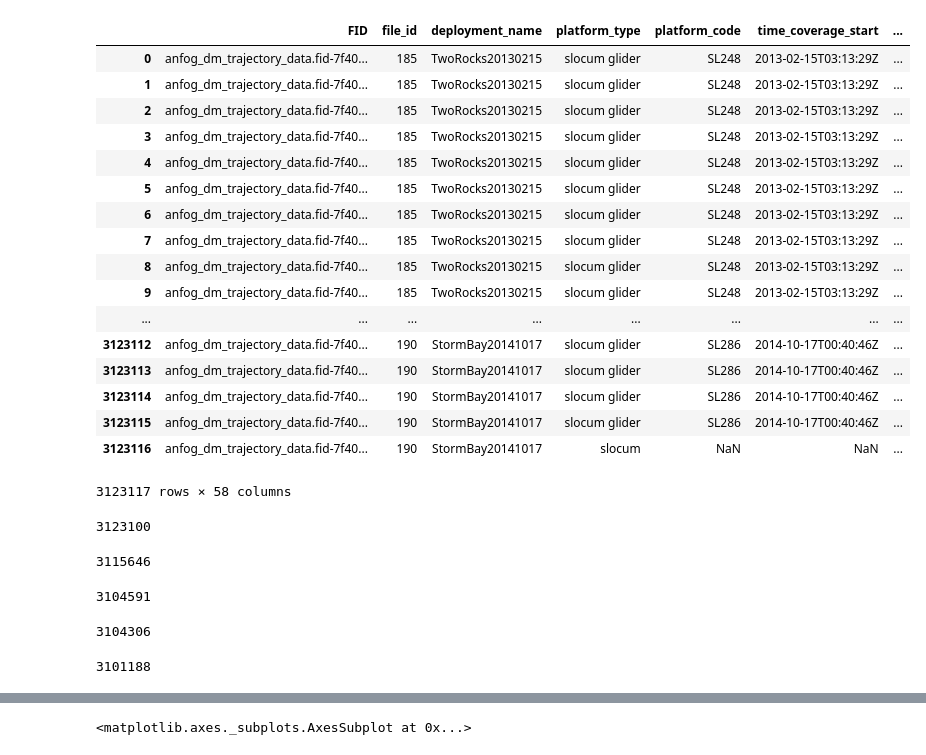
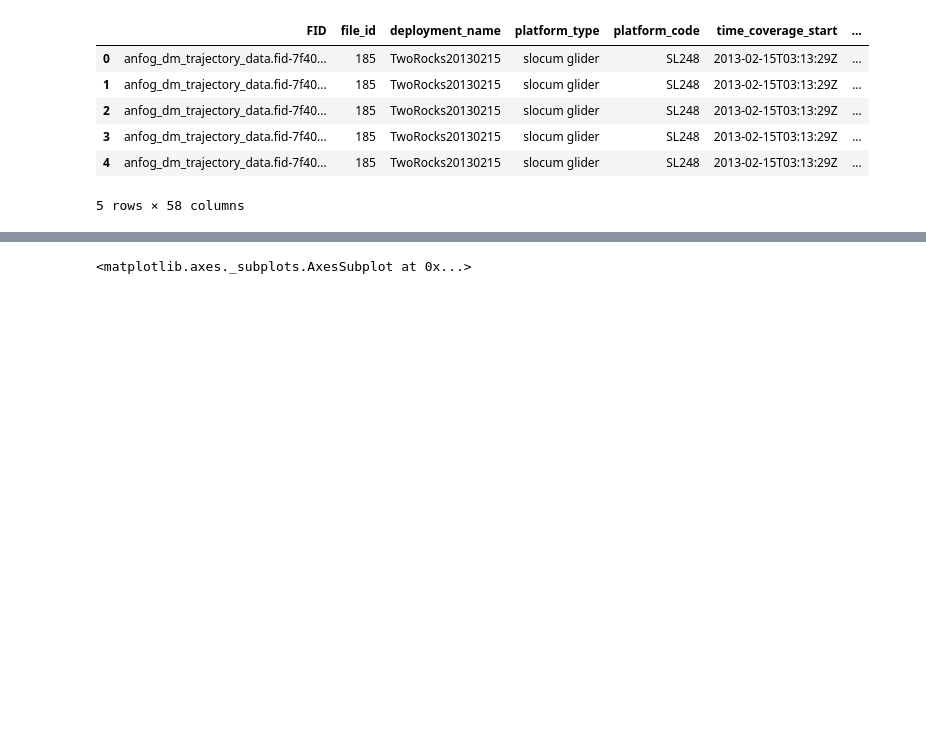
Before and after one commit to RaymonQ/Data-Science-and-Decisions-capstone-project-Regression, a Jupyter notebook: Data_Proprocessing/Python/preprocess-checkpoint.ipynb, the cells around one changed output, grey strips where cells are left out. Cells and saved outputs as stored; diff of their text form; code cells hidden in the pictures; blank space fills up the shorter version.

```diff
--- a/Data_Proprocessing/Python/preprocess-checkpoint.ipynb
+++ b/Data_Proprocessing/Python/preprocess-checkpoint.ipynb
@@ -1,57 +1,16 @@
 # %%
 import numpy as np
 import pandas as pd
 import matplotlib.pyplot as plt
 import seaborn as sns
 #import missingno as msno
 df = pd.read_csv("data.csv", skiprows = 41)
-df
+df.head(5)
 # %% [output]
 |  | FID | file_id | deployment_name | platform_type | platform_code | time_coverage_start | ... |
 | 0 | anfog_dm_trajectory_data.fid-7f40... | 185 | TwoRocks20130215 | slocum glider | SL248 | 2013-02-15T03:13:29Z | ... |
 | 1 | anfog_dm_trajectory_data.fid-7f40... | 185 | TwoRocks20130215 | slocum glider | SL248 | 2013-02-15T03:13:29Z | ... |
 | 2 | anfog_dm_trajectory_data.fid-7f40... | 185 | TwoRocks20130215 | slocum glider | SL248 | 2013-02-15T03:13:29Z | ... |
 | 3 | anfog_dm_trajectory_data.fid-7f40... | 185 | TwoRocks20130215 | slocum glider | SL248 | 2013-02-15T03:13:29Z | ... |
 | 4 | anfog_dm_trajectory_data.fid-7f40... | 185 | TwoRocks20130215 | slocum glider | SL248 | 2013-02-15T03:13:29Z | ... |
-| 5 | anfog_dm_trajectory_data.fid-7f40... | 185 | TwoRocks20130215 | slocum glider | SL248 | 2013-02-15T03:13:29Z | ... |
-| 6 | anfog_dm_trajectory_data.fid-7f40... | 185 | TwoRocks20130215 | slocum glider | SL248 | 2013-02-15T03:13:29Z | ... |
-| 7 | anfog_dm_trajectory_data.fid-7f40... | 185 | TwoRocks20130215 | slocum glider | SL248 | 2013-02-15T03:13:29Z | ... |
-| 8 | anfog_dm_trajectory_data.fid-7f40... | 185 | TwoRocks20130215 | slocum glider | SL248 | 2013-02-15T03:13:29Z | ... |
-| 9 | anfog_dm_trajectory_data.fid-7f40... | 185 | TwoRocks20130215 | slocum glider | SL248 | 2013-02-15T03:13:29Z | ... |
-| ... | ... | ... | ... | ... | ... | ... | ... |
-| 3123112 | anfog_dm_trajectory_data.fid-7f40... | 190 | StormBay20141017 | slocum glider | SL286 | 2014-10-17T00:40:46Z | ... |
-| 3123113 | anfog_dm_trajectory_data.fid-7f40... | 190 | StormBay20141017 | slocum glider | SL286 | 2014-10-17T00:40:46Z | ... |
-| 3123114 | anfog_dm_trajectory_data.fid-7f40... | 190 | StormBay20141017 | slocum glider | SL286 | 2014-10-17T00:40:46Z | ... |
-| 3123115 | anfog_dm_trajectory_data.fid-7f40... | 190 | StormBay20141017 | slocum glider | SL286 | 2014-10-17T00:40:46Z | ... |
-| 3123116 | anfog_dm_trajectory_data.fid-7f40... | 190 | StormBay20141017 | slocum | NaN | NaN | ... |
-3123117 rows × 58 columns
+5 rows × 58 columns
-# %%
-df = df.drop(df[(df.PSAL < 2)].index)
-df = df.drop(df[(df.PSAL > 41)].index)
-len(df)
-# %% [output]
-3123100
-# %%
-df = df.drop(df[(df.CPHL < 0)].index)
-df = df.drop(df[(df.CPHL > 100)].index)
-len(df)
-# %% [output]
-3115646
-# %%
-df = df.drop(df[(df.CDOM < 0)].index)
-df = df.drop(df[(df.CDOM > 400)].index)
-len(df)
-# %% [output]
-3104591
-# %%
-df = df.drop(df[(df.VBSC < 0)].index)
-df = df.drop(df[(df.VBSC > 0.1)].index)
-len(df)
-# %% [output]
-3104306
-# %%
-df = df.drop(df[(df.IRRAD555 < 0) ].index)
-df = df.drop(df[(df.IRRAD555 > 1000)].index)
-len(df)
-# %% [output]
-3101188
```
Also changed, not shown: parts of 12 cells of this notebook.
